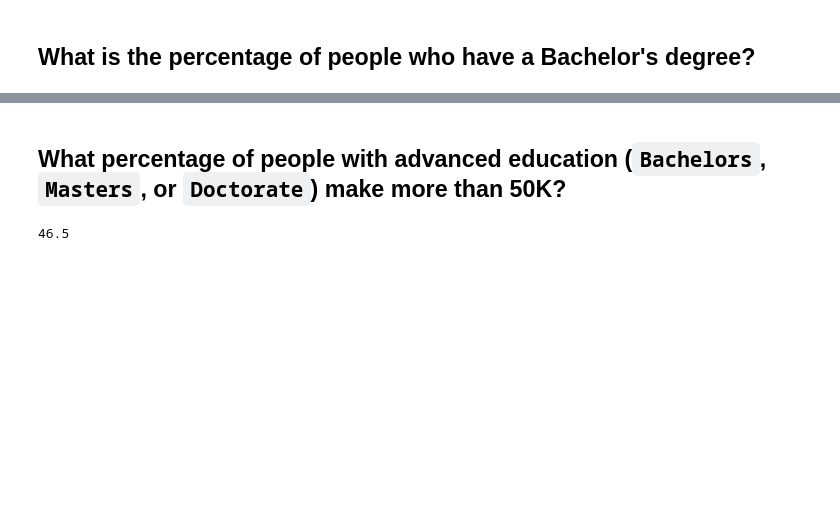
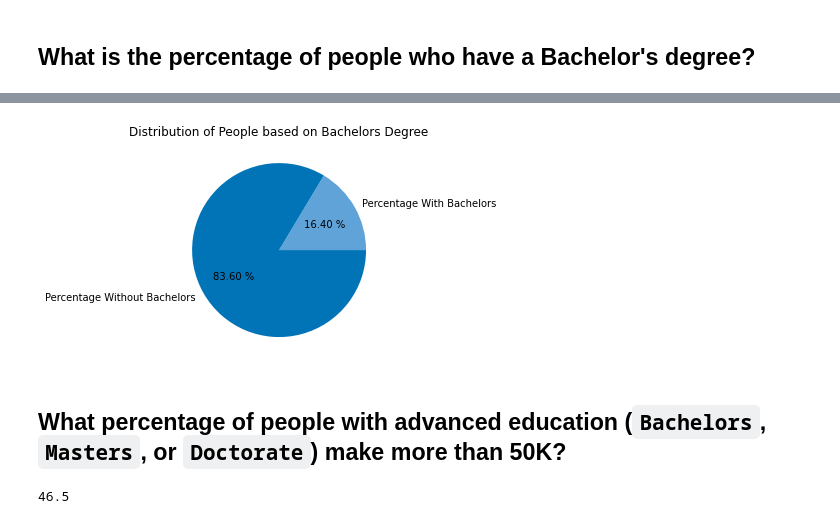
Before and after one commit to Suzanne-11/Demographic-Data-Analyzer, a Jupyter notebook: analysis.ipynb, the cells around one changed output, grey strips where cells are left out. Drawn from its saved outputs; the diff is of its cells as text; code cells hidden in the pictures; blank space fills up the shorter version.

```diff
--- a/analysis.ipynb
+++ b/analysis.ipynb
@@ -31,3 +66,15 @@ percentage_bachelors = round(bachelors_count/total_count * 100,1)
+# %%
+percentage_without_bachelors = 100 - percentage_bachelors
+
+labels = ['Percentage With Bachelors', 'Percentage Without Bachelors']
+colors = ['#60A3D9','#0074B7']
+
+plt.pie([percentage_bachelors,percentage_without_bachelors], labels = labels, colors=colors, autopct = '%.2f %%')
+
+plt.title("Distribution of People based on Bachelors Degree")
+plt.show()
+# %% [output]
+[figure, added]
 # %% [markdown]
 ## What percentage of people with advanced education (`Bachelors`, `Masters`, or `Doctorate`) make more than 50K?
 # %%
```
Also changed, not shown: parts of 12 cells of this notebook.
